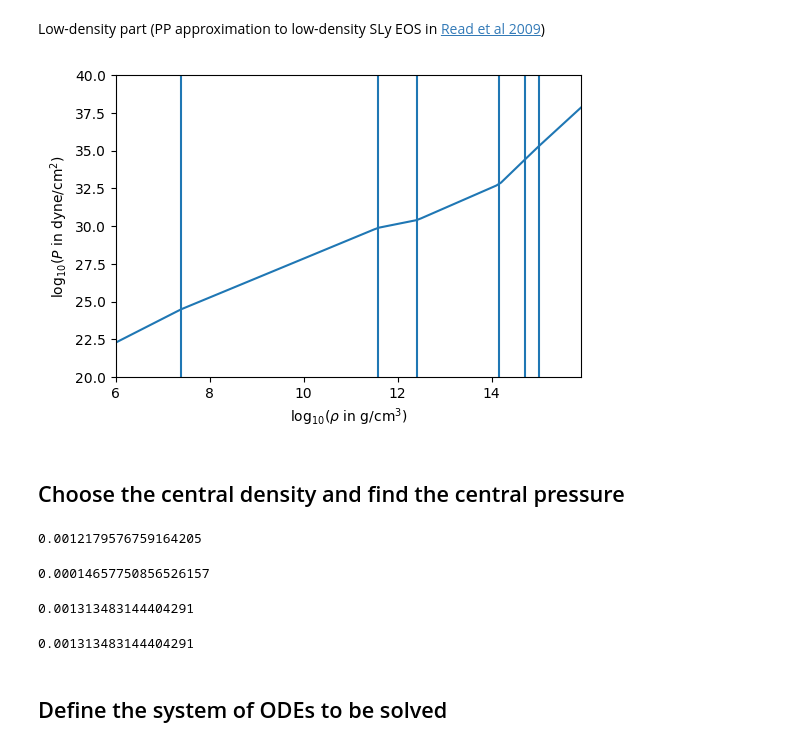
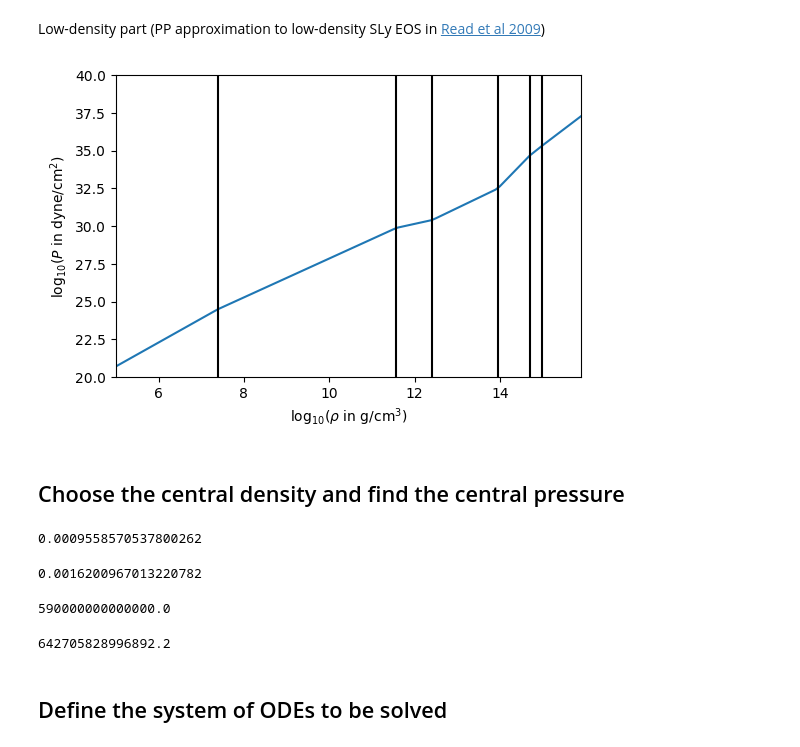
Before and after one commit to niksterg/pyTOVpp, a Jupyter notebook: TOV-pp.ipynb, the cells around one changed output. Saved outputs shown, nothing was run; the diff lists cells and outputs as text; code cells hidden in the pictures.

```diff
--- a/TOV-pp.ipynb
+++ b/TOV-pp.ipynb
@@ -105,3 +105,9 @@ Gamma3 = 2.851
+# %%
+#H4
+p1 = pow(10.0,34.669)/Density/c**2
+Gamma1 = 2.909
+Gamma2 = 2.246
+Gamma3 = 2.144
 # %% [markdown]
 Find $K_1, K_2, K_3$
 # %%
@@ -235,7 +241,7 @@ def eps_of_P(p, args2):
     else:
         return (1.0+alpha3)*pow(p/K3, 1.0/Gamma3)+ p/(Gamma3-1)
 # %%
-logrhopoints = np.arange(np.log10(1e6/Density),np.log10(10*rho2),0.1)
+logrhopoints = np.arange(np.log10(1e5/Density),np.log10(10*rho2),0.1)
 eospoints = len(logrhopoints)
 logrhopointsCGS = logrhopoints + np.log10(Density)
 # %%
@@ -245,30 +251,32 @@ for i in range(0,eospoints):
 # %%
 plt.xlim(logrhopointsCGS[0], logrhopointsCGS[eospoints-1])
 plt.ylim(20, 40)
 plt.xlabel(r'$ \log_{10} (\rho \ {\rm in \ g/cm^3} )$')
 plt.ylabel(r'$ \log_{10} (P \ {\rm in \ dyne/cm^2} )$')
 plt.plot(logrhopointsCGS, logPpointsCGS)
 xcoords = [np.log10(rhoL_4*Density), np.log10(rhoL_3*Density), np.log10(rhoL_2*Density),
           np.log10(rhoL_1*Density), np.log10(rho0*Density), np.log10(rho1*Density), np.log10(rho2*Density)]
 for xc in xcoords:
-    plt.axvline(x=xc)
+    plt.axvline(x=xc, color='black')
 # %% [output]
-[figure, old version]
+[figure, new version]
 # %% [markdown]
 ## Choose the central density and find the central pressure
 # %%
 #rho_c = 1.444e-3
-rho_c = 1.5*rho1
+#rho_c = 1.5*rho1
+#9.92770e+14
+rho_c = 5.9e+14/Density
 eps_c = eps_of_rho(rho_c, args2)
 P_c = P_of_rho(rho_c, args)
 
-display(rho_c, P_c)
-display(eps_c, eps_of_P(P_c, args2))
+display(rho_c, rho2)
+display(rho_c*Density, eps_c*Density)
 # %% [output]
-0.0012179576759164205
+0.0009558570537800262
-0.00014657750856526157
+0.0016200967013220782
-0.001313483144404291
+590000000000000.0
-0.001313483144404291
+642705828996892.2
 # %% [markdown]
 ## Define the system of ODEs to be solved
 # %% [markdown]
```
Also changed, not shown: parts of 11 cells of this notebook.
